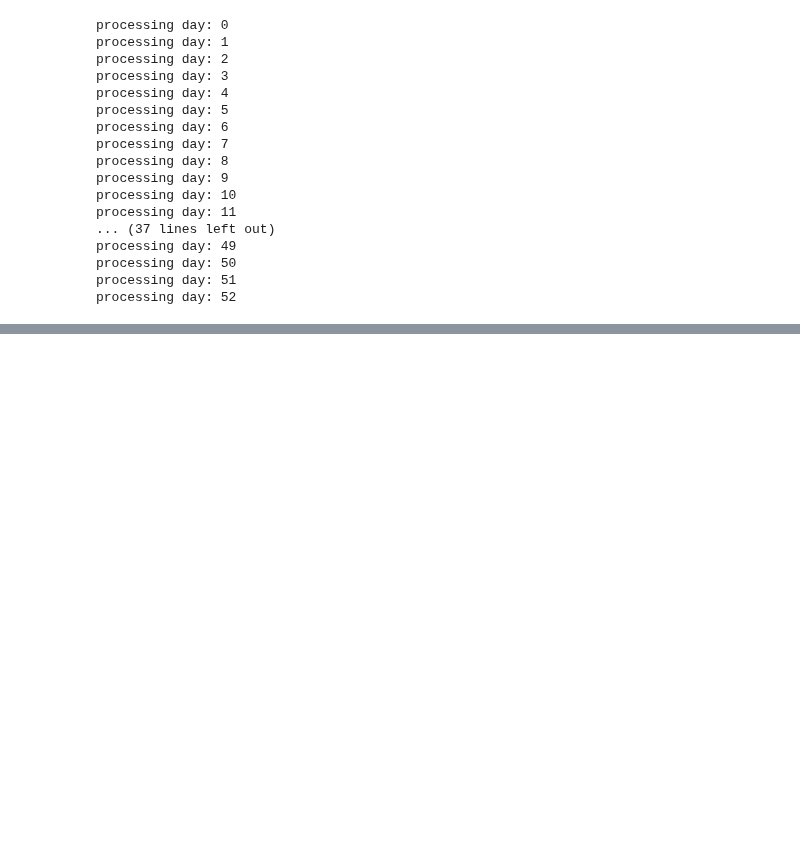
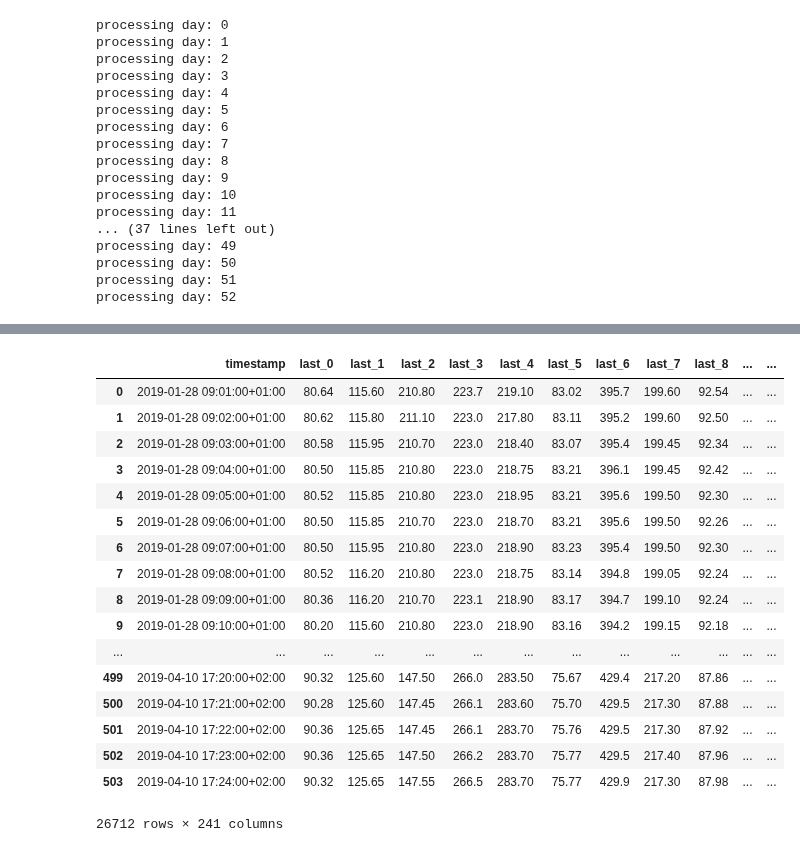
Before and after one commit to smartestrobotdai/download-data, a Jupyter notebook: data-analytics/omx30-prep.ipynb, the cells around one changed output, grey strips where cells are left out. Saved outputs shown, nothing was run; the diff lists cells and outputs as text; code cells hidden in the pictures; blank space fills up the shorter version.

```diff
--- a/data-analytics/omx30-prep.ipynb
+++ b/data-analytics/omx30-prep.ipynb
@@ -224,13 +228,43 @@ def func(x):
 
     if 'last' in x:
         return 100 + num
-    elif 'diff' in x:
+    elif 'volume' in x:
+        return 150 + num
+    elif 'diff_ema_10' in x:
         return 200 + num
-    elif 'value' in x:
+    elif 'diff_ema_20' in x:
         return 300 + num
+    elif 'value_ema_10_beta_98' in x:
+        return 400 + num
+    elif 'value_ema_10_beta_99' in x:
+        return 500 + num
+    elif 'value_ema_20_beta_98' in x:
+        return 600 + num
+    elif 'value_ema_20_beta_99' in x:
+        return 700 + num
+
 
 columns = df_merged.columns.tolist()
 columns.sort(key=func)
 df_merged_sorted = df_merged[columns]
 # %%
-df_merged_sorted.to_csv('test')
+df_merged_sorted
+# %% [output]
+|  | timestamp | last_0 | last_1 | last_2 | last_3 | last_4 | last_5 | last_6 | last_7 | last_8 | ... | ... |
+| 0 | 2019-01-28 09:01:00+01:00 | 80.64 | 115.60 | 210.80 | 223.7 | 219.10 | 83.02 | 395.7 | 199.60 | 92.54 | ... | ... |
+| 1 | 2019-01-28 09:02:00+01:00 | 80.62 | 115.80 | 211.10 | 223.0 | 217.80 | 83.11 | 395.2 | 199.60 | 92.50 | ... | ... |
+| 2 | 2019-01-28 09:03:00+01:00 | 80.58 | 115.95 | 210.70 | 223.0 | 218.40 | 83.07 | 395.4 | 199.45 | 92.34 | ... | ... |
+| 3 | 2019-01-28 09:04:00+01:00 | 80.50 | 115.85 | 210.80 | 223.0 | 218.75 | 83.21 | 396.1 | 199.45 | 92.42 | ... | ... |
+| 4 | 2019-01-28 09:05:00+01:00 | 80.52 | 115.85 | 210.80 | 223.0 | 218.95 | 83.21 | 395.6 | 199.50 | 92.30 | ... | ... |
+| 5 | 2019-01-28 09:06:00+01:00 | 80.50 | 115.85 | 210.70 | 223.0 | 218.70 | 83.21 | 395.6 | 199.50 | 92.26 | ... | ... |
+| 6 | 2019-01-28 09:07:00+01:00 | 80.50 | 115.95 | 210.80 | 223.0 | 218.90 | 83.23 | 395.4 | 199.50 | 92.30 | ... | ... |
+| 7 | 2019-01-28 09:08:00+01:00 | 80.52 | 116.20 | 210.80 | 223.0 | 218.75 | 83.14 | 394.8 | 199.05 | 92.24 | ... | ... |
+| 8 | 2019-01-28 09:09:00+01:00 | 80.36 | 116.20 | 210.70 | 223.1 | 218.90 | 83.17 | 394.7 | 199.10 | 92.24 | ... | ... |
+| 9 | 2019-01-28 09:10:00+01:00 | 80.20 | 115.60 | 210.80 | 223.0 | 218.90 | 83.16 | 394.2 | 199.15 | 92.18 | ... | ... |
+| ... | ... | ... | ... | ... | ... | ... | ... | ... | ... | ... | ... | ... |
+| 499 | 2019-04-10 17:20:00+02:00 | 90.32 | 125.60 | 147.50 | 266.0 | 283.50 | 75.67 | 429.4 | 217.20 | 87.86 | ... | ... |
+| 500 | 2019-04-10 17:21:00+02:00 | 90.28 | 125.60 | 147.45 | 266.1 | 283.60 | 75.70 | 429.5 | 217.30 | 87.88 | ... | ... |
+| 501 | 2019-04-10 17:22:00+02:00 | 90.36 | 125.65 | 147.45 | 266.1 | 283.70 | 75.76 | 429.5 | 217.30 | 87.92 | ... | ... |
+| 502 | 2019-04-10 17:23:00+02:00 | 90.36 | 125.65 | 147.50 | 266.2 | 283.70 | 75.77 | 429.5 | 217.40 | 87.96 | ... | ... |
+| 503 | 2019-04-10 17:24:00+02:00 | 90.32 | 125.65 | 147.55 | 266.5 | 283.70 | 75.77 | 429.9 | 217.30 | 87.98 | ... | ... |
+26712 rows × 241 columns
```
Also changed, not shown: parts of 4 cells of this notebook.
